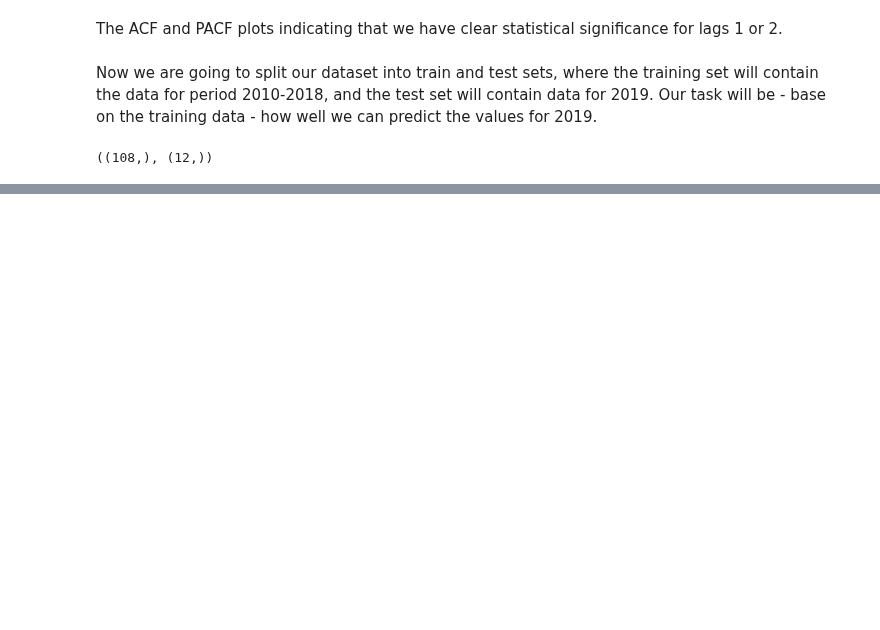
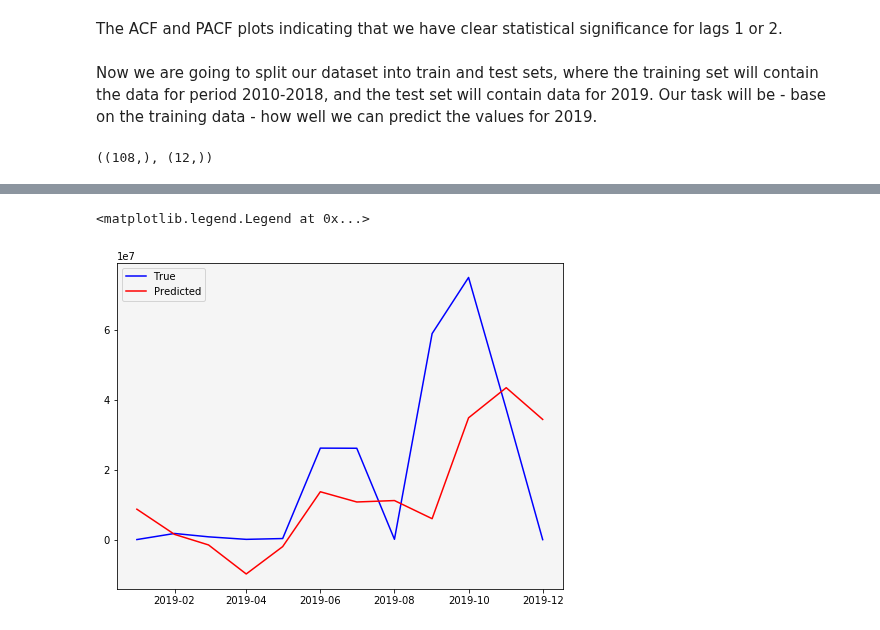
Before and after one commit to gpsyrou/Vaccines_Trade_Network, a Jupyter notebook: Jupyter_Notebooks/Vaccines_Network_JN.ipynb, the cells around one changed output, grey strips where cells are left out. Saved outputs shown, nothing was run; the diff lists cells and outputs as text; code cells hidden in the pictures; blank space fills up the shorter version.

```diff
--- a/Jupyter_Notebooks/Vaccines_Network_JN.ipynb
+++ b/Jupyter_Notebooks/Vaccines_Network_JN.ipynb
@@ -417,0 +458,9 @@ train.shape, test.shape
+# %%
+# Compare the predictions visually
+plt.figure(figsize=(8,6))
+plt.plot(test, color= 'blue', label='True')
+plt.plot(pd.Series(predictions, index=test.index), color='red', label='Predicted')
+plt.legend()
+# %% [output]
+<matplotlib.legend.Legend at 0x...>
+[figure, added]
```
Also changed, not shown: parts of 9 cells of this notebook.
